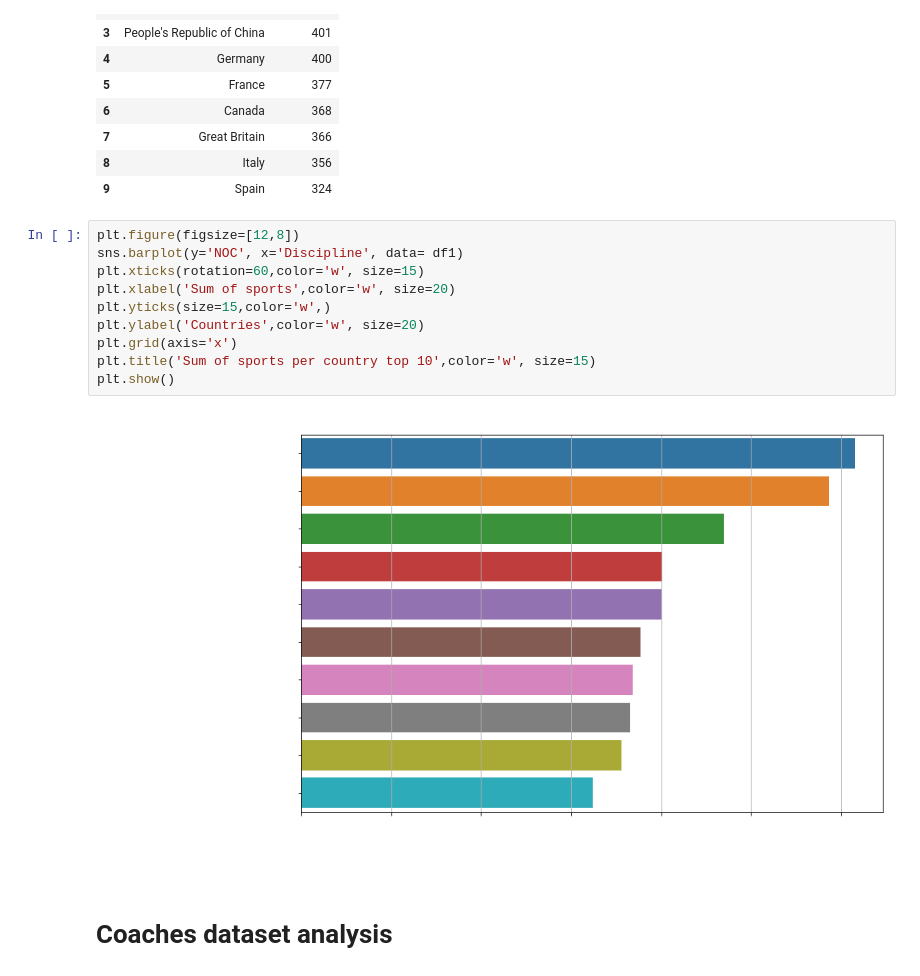
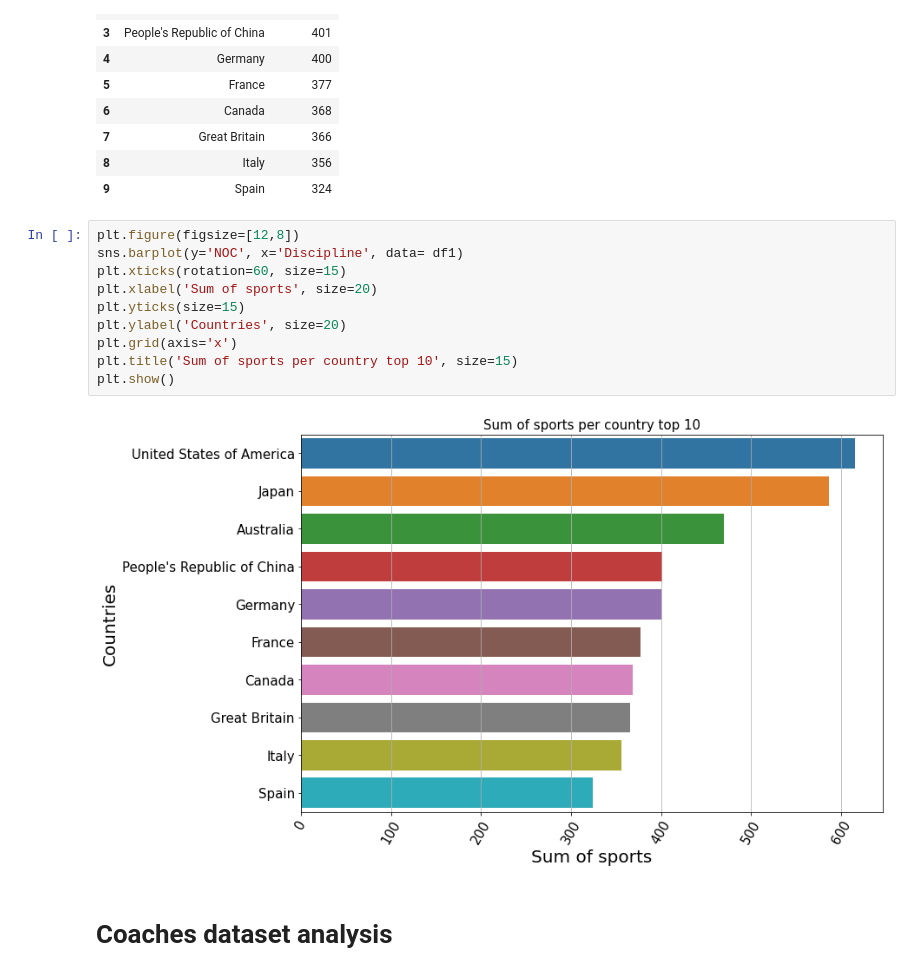
Before and after one commit to akisgazepidis/Visulizations_Project, a Jupyter notebook: olympics_tokyo.ipynb, the cells around one changed output. Cells and saved outputs as stored; diff of their text form.

```diff
--- a/olympics_tokyo.ipynb
+++ b/olympics_tokyo.ipynb
@@ -140,15 +140,15 @@ df1
 # %%
 plt.figure(figsize=[12,8])
 sns.barplot(y='NOC', x='Discipline', data= df1)
-plt.xticks(rotation=60,color='w', size=15)
-plt.xlabel('Sum of sports',color='w', size=20)
-plt.yticks(size=15,color='w',)
-plt.ylabel('Countries',color='w', size=20)
+plt.xticks(rotation=60, size=15)
+plt.xlabel('Sum of sports', size=20)
+plt.yticks(size=15)
+plt.ylabel('Countries', size=20)
 plt.grid(axis='x')
-plt.title('Sum of sports per country top 10',color='w', size=15)
+plt.title('Sum of sports per country top 10', size=15)
 plt.show()
 # %% [output]
-[figure, old version]
+[figure, new version]
 # %% [markdown]
 # Coaches dataset analysis
 # %%
```
Also changed, not shown: parts of 11 cells of this notebook.
